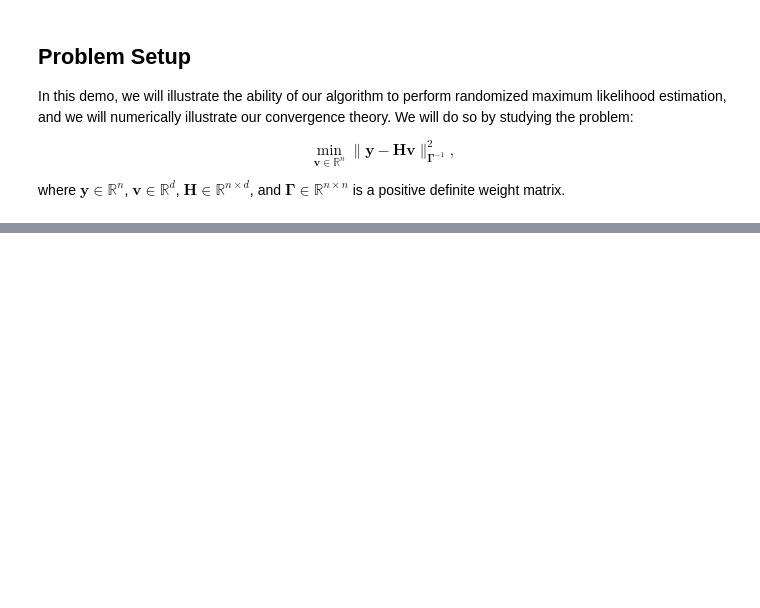
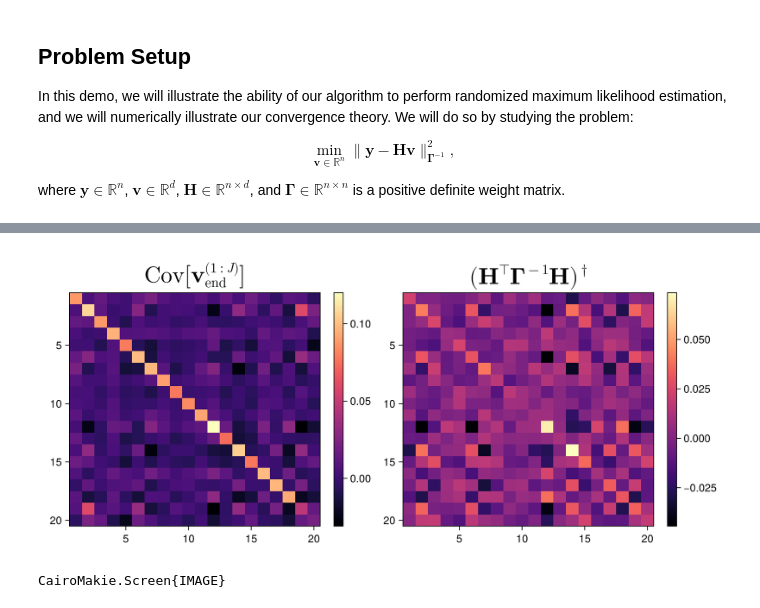
Before and after one commit to pstavrin/OralQual, a Jupyter notebook: scripts/RandomProblem.ipynb, the cells around one changed output, grey strips where cells are left out. Cells and saved outputs as stored; diff of their text form; code cells hidden in the pictures; blank space fills up the shorter version.

```diff
--- a/scripts/RandomProblem.ipynb
+++ b/scripts/RandomProblem.ipynb
@@ -31,3 +30,8 @@ $$
 $$
 
 where $\mathbf{y}\in\mathbb{R}^n$, $\mathbf{v}\in\mathbb{R}^d$, $\mathbf{H}\in\mathbb{R}^{n\times d}$, and $\boldsymbol{\Gamma}\in\mathbb{R}^{n\times n}$ is a positive definite weight matrix.
+# %%
+n = 5  # observation space dimension
+d = 20 # state space dimension
+J = 10000 # ensemble size
+prob = randomLinearProblemObj(n, d, J) # call constructor
@@ -33,0 +45,5 @@ where $\mathbf{y}\in\mathbb{R}^n$, $\mathbf{v}\in\mathbb{R}^d$, $\mathbf{H}\in\m
+# %%
+obj = EKRMLEObj(prob.V0, prob.y, prob.Γ) # create EKRMLE object
+iters = 100 # number of iterations
+H_s(prob::randomLinearProblemObj, v::AbstractVector) = prob.H * v # forward map
+EKRMLE_run!(obj, prob, H_s, iters) # run algorithm
@@ -33,0 +56,18 @@ where $\mathbf{y}\in\mathbb{R}^n$, $\mathbf{v}\in\mathbb{R}^d$, $\mathbf{H}\in\m
+# %%
+C = _samplecov(obj.V[end]) # compute ensemble covariance
+μ = colmean(obj.V[end]) # compute ensemble mean
+
+# Plot covariance
+fig = Figure(size=(900,400))
+ax1 = Axis(fig[1, 1], title=L"\text{Cov}[\textbf{v}_\text{end}^{(1:J)}]", titlesize=30)
+ax1.yreversed=true
+ax2 = Axis(fig[1, 3], title = L"(\textbf{H}^⊤\textbf{Γ}^{-1}\textbf{H})^†", titlesize=30)
+ax2.yreversed=true
+hm1 = heatmap!(ax1, C; colormap=:magma)
+Colorbar(fig[1, 2], hm1)
+hm2 = heatmap!(ax2, prob.pHess; colormap=:magma)
+Colorbar(fig[1, 4], hm2)
+display(fig)
+# %% [output]
+[figure, added]
+CairoMakie.Screen{IMAGE}
```
Also changed, not shown: parts of 6 cells of this notebook, 1 other file.
